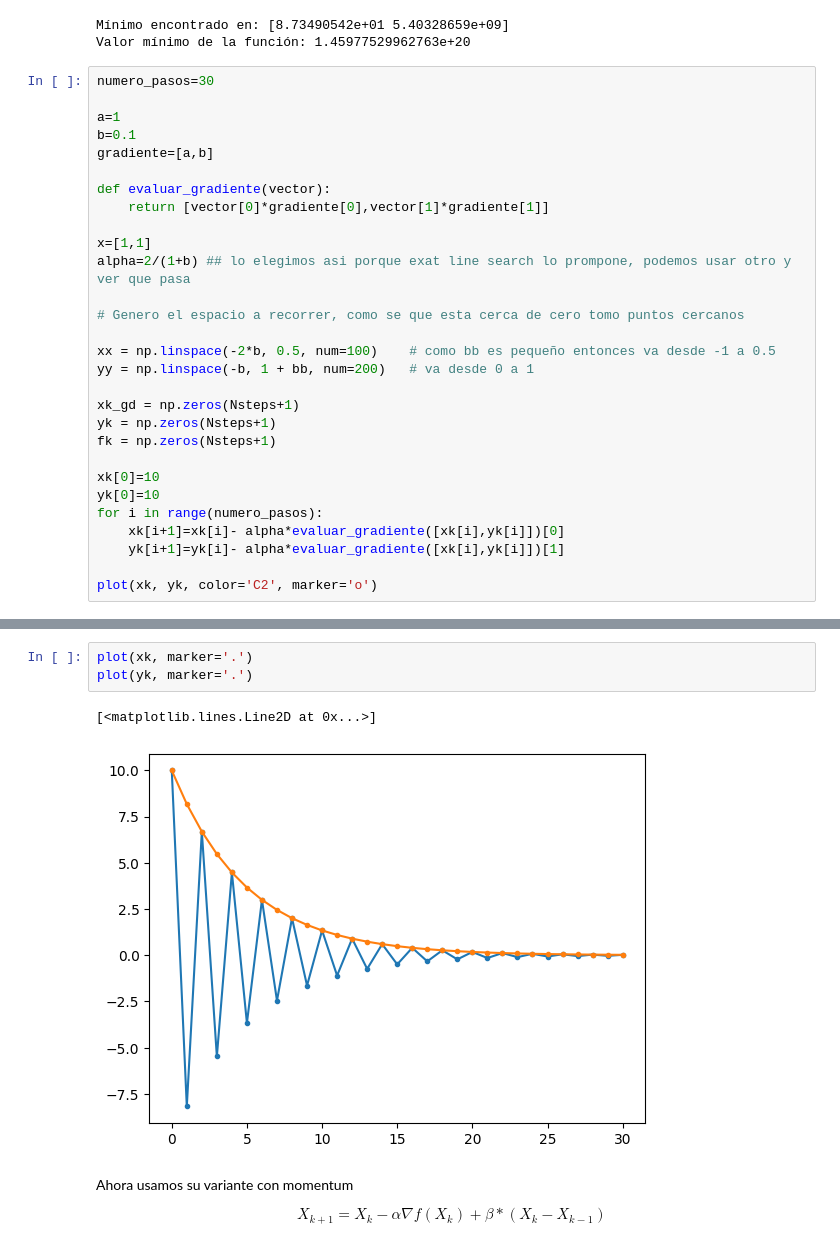
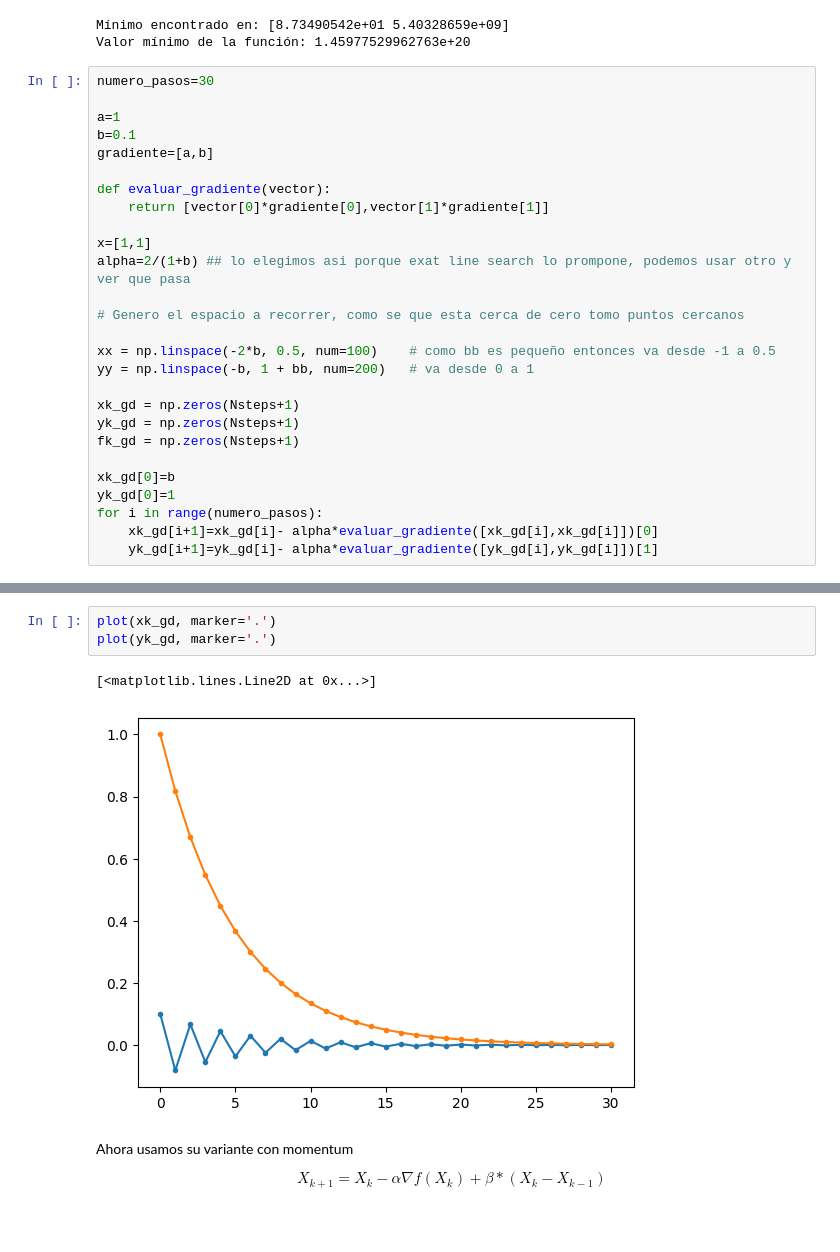
Before and after one commit to carbonecar/maestria, a Jupyter notebook: optimizacion/minimos_cuadrados/clase_3.ipynb, the cells around one changed output, grey strips where cells are left out. Saved outputs shown, nothing was run; the diff lists cells and outputs as text.

```diff
--- a/optimizacion/minimos_cuadrados/clase_3.ipynb
+++ b/optimizacion/minimos_cuadrados/clase_3.ipynb
@@ -124,13 +123,11 @@ xx = np.linspace(-2*b, 0.5, num=100)    # como bb es pequeño entonces va desde
 yy = np.linspace(-b, 1 + bb, num=200)   # va desde 0 a 1
 
 xk_gd = np.zeros(Nsteps+1)
-yk = np.zeros(Nsteps+1)
-fk = np.zeros(Nsteps+1)
+yk_gd = np.zeros(Nsteps+1)
+fk_gd = np.zeros(Nsteps+1)
 
-xk[0]=10
-yk[0]=10
+xk_gd[0]=b
+yk_gd[0]=1
 for i in range(numero_pasos):
-    xk[i+1]=xk[i]- alpha*evaluar_gradiente([xk[i],yk[i]])[0]
-    yk[i+1]=yk[i]- alpha*evaluar_gradiente([xk[i],yk[i]])[1]
-
-plot(xk, yk, color='C2', marker='o')
+    xk_gd[i+1]=xk_gd[i]- alpha*evaluar_gradiente([xk_gd[i],xk_gd[i]])[0]
+    yk_gd[i+1]=yk_gd[i]- alpha*evaluar_gradiente([yk_gd[i],yk_gd[i]])[1]
@@ -140,9 +141,9 @@ plot(xk, yk, color='C2', marker='o')
 # %%
-plot(xk, marker='.')
-plot(yk, marker='.')
+plot(xk_gd, marker='.')
+plot(yk_gd, marker='.')
 # %% [output]
 [<matplotlib.lines.Line2D at 0x...>]
-[figure, old version]
+[figure, new version]
 # %% [markdown]
 Ahora usamos su variante con momentum
 
```
Also changed, not shown: parts of 14 cells of this notebook, 4 other files.
